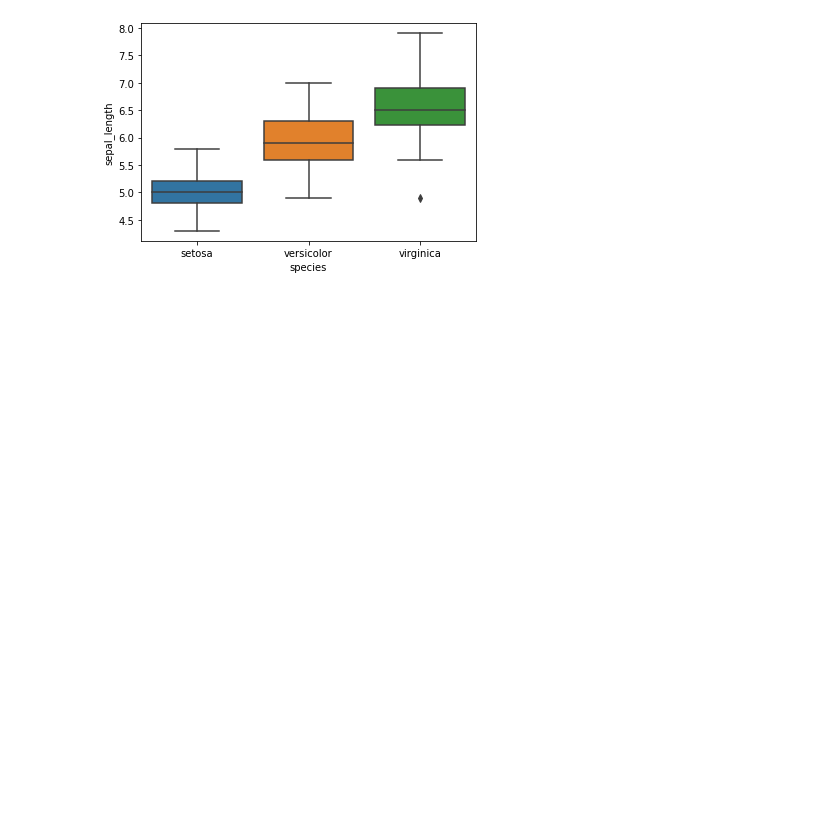
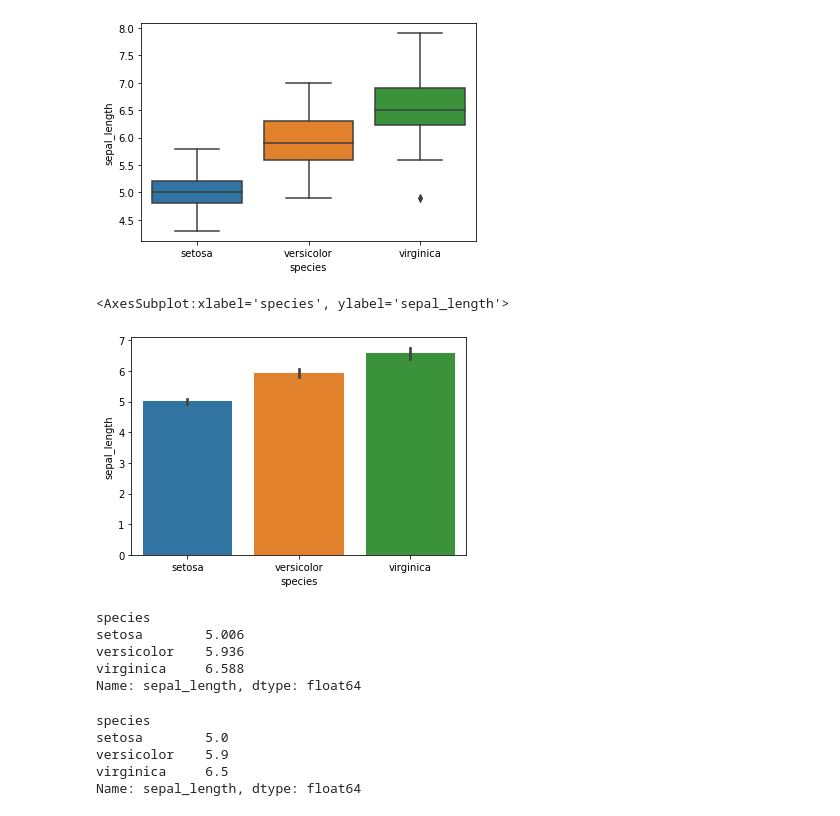
Before and after one commit to samitarias/deepnote, a Jupyter notebook: visualizaciones.ipynb, the cells around one changed output. Cells and saved outputs as stored; diff of their text form; code cells hidden in the pictures; blank space fills up the shorter version.

```diff
--- a/visualizaciones.ipynb
+++ b/visualizaciones.ipynb
@@ -52,3 +59,28 @@ sns.boxplot(x='species',y='sepal_length',data=iris)
 # %% [output]
 <AxesSubplot:xlabel='species', ylabel='sepal_length'>
 [figure]
+# %%
+#bar plot
+sns.barplot(x='species',y='sepal_length',data=iris)
+# %% [output]
+<AxesSubplot:xlabel='species', ylabel='sepal_length'>
+[figure, added]
+# %%
+#Media de cada tipo de especie
+iris.groupby('species')['sepal_length'].mean()
+# %% [output]
+species
+setosa        5.006
+versicolor    5.936
+virginica     6.588
+Name: sepal_length, dtype: float64
+# %%
+#Mediana
+from numpy import mean,median, std
+iris.groupby('species')['sepal_length'].median()
+# %% [output]
+species
+setosa        5.0
+versicolor    5.9
+virginica     6.5
+Name: sepal_length, dtype: float64
```
Also changed, not shown: parts of 5 cells of this notebook, 2 other files.
